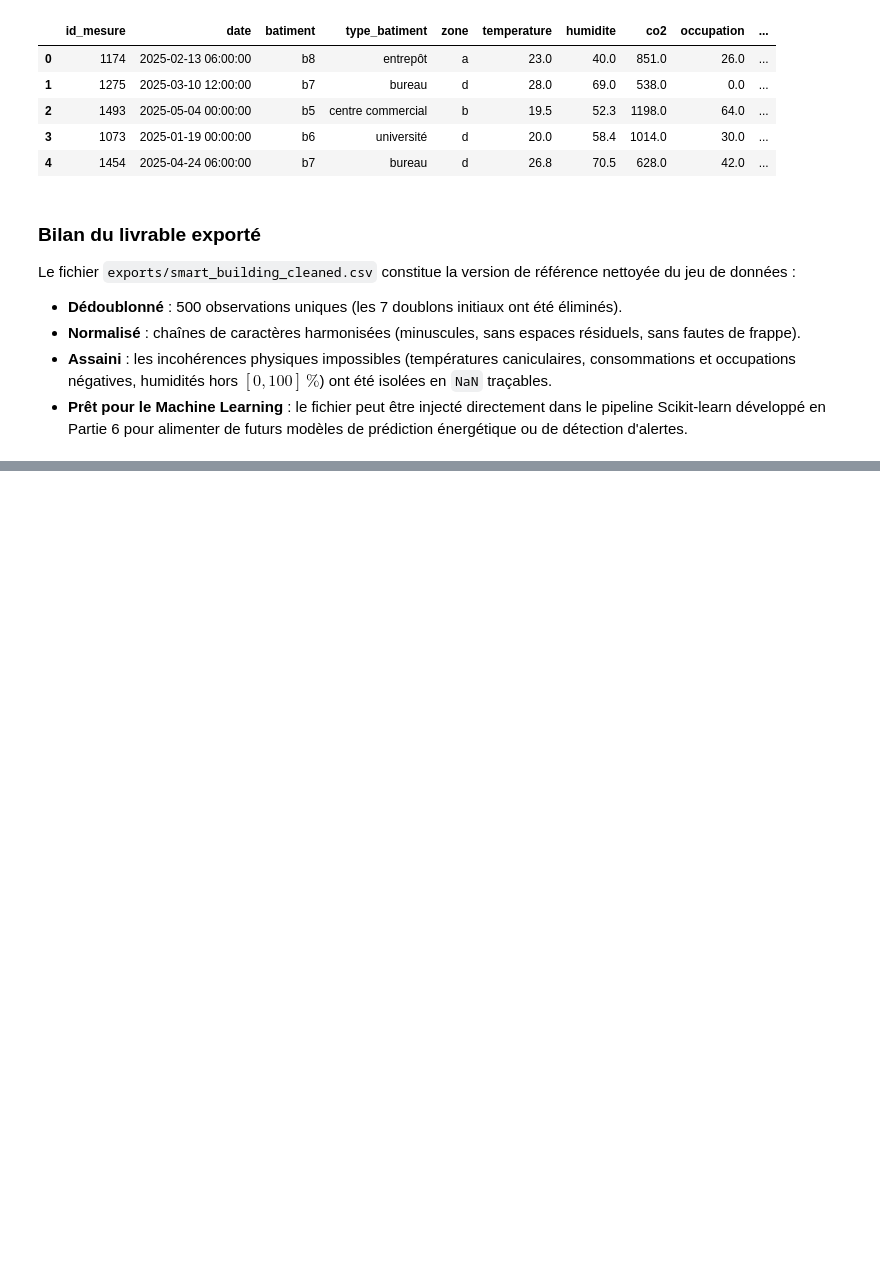
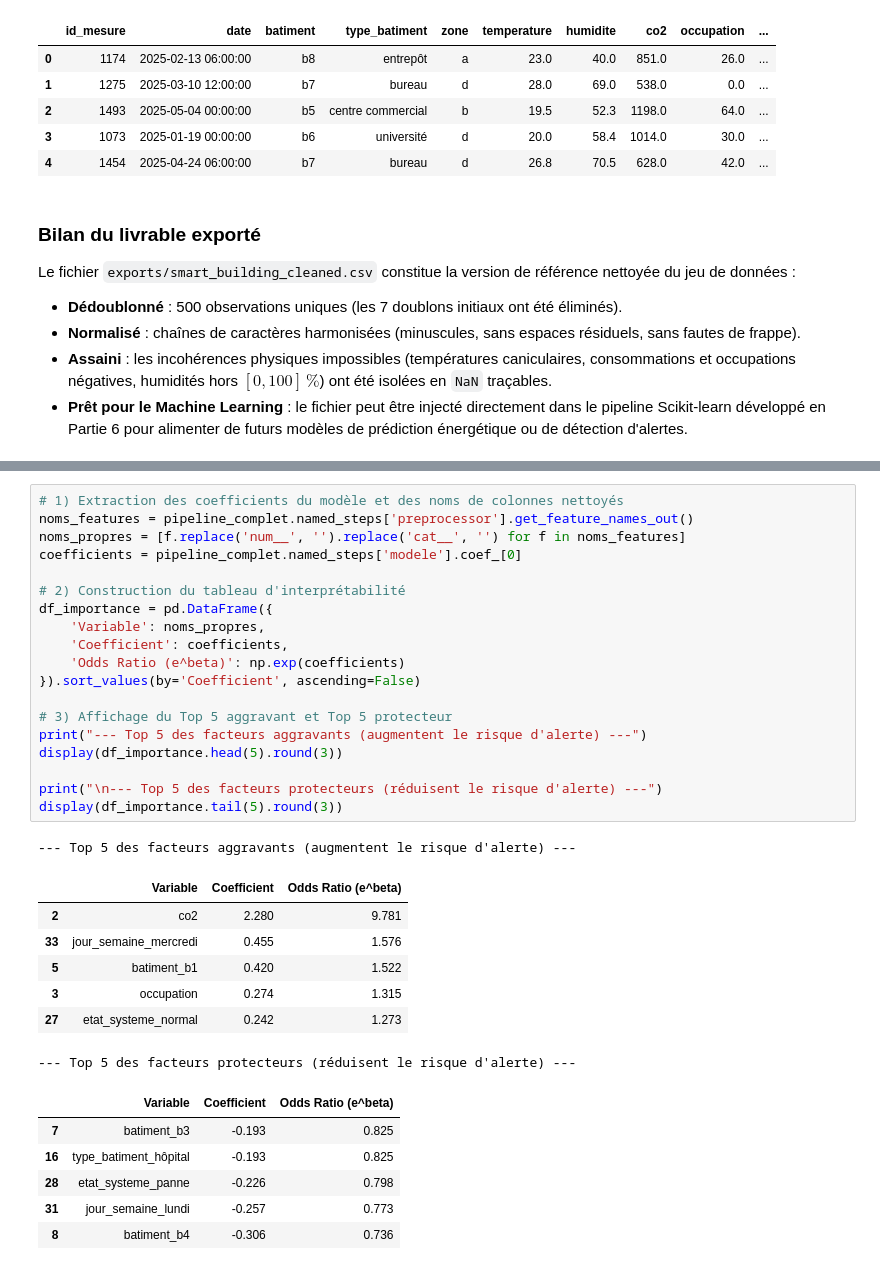
Before and after one commit to Abdouaziz2/atelier-prepa-donnees-tab, a Jupyter notebook: notebook/atelier-prepa-donnees-tab.ipynb, the cells around one changed output, grey strips where cells are left out. Saved outputs shown, nothing was run; the diff lists cells and outputs as text; blank space fills up the shorter version.

```diff
--- a/notebook/atelier-prepa-donnees-tab.ipynb
+++ b/notebook/atelier-prepa-donnees-tab.ipynb
@@ -1855,0 +1868,34 @@ Le fichier `exports/smart_building_cleaned.csv` constitue la version de référe
+# %%
+# 1) Extraction des coefficients du modèle et des noms de colonnes nettoyés
+noms_features = pipeline_complet.named_steps['preprocessor'].get_feature_names_out()
+noms_propres = [f.replace('num__', '').replace('cat__', '') for f in noms_features]
+coefficients = pipeline_complet.named_steps['modele'].coef_[0]
+
+# 2) Construction du tableau d'interprétabilité
+df_importance = pd.DataFrame({
+    'Variable': noms_propres,
+    'Coefficient': coefficients,
+    'Odds Ratio (e^beta)': np.exp(coefficients)
+}).sort_values(by='Coefficient', ascending=False)
+
+# 3) Affichage du Top 5 aggravant et Top 5 protecteur
+print("--- Top 5 des facteurs aggravants (augmentent le risque d'alerte) ---")
+display(df_importance.head(5).round(3))
+
+print("\n--- Top 5 des facteurs protecteurs (réduisent le risque d'alerte) ---")
+display(df_importance.tail(5).round(3))
+# %% [output]
+--- Top 5 des facteurs aggravants (augmentent le risque d'alerte) ---
+|  | Variable | Coefficient | Odds Ratio (e^beta) |
+| 2 | co2 | 2.280 | 9.781 |
+| 33 | jour_semaine_mercredi | 0.455 | 1.576 |
+| 5 | batiment_b1 | 0.420 | 1.522 |
+| 3 | occupation | 0.274 | 1.315 |
+| 27 | etat_systeme_normal | 0.242 | 1.273 |
+--- Top 5 des facteurs protecteurs (réduisent le risque d'alerte) ---
+|  | Variable | Coefficient | Odds Ratio (e^beta) |
+| 7 | batiment_b3 | -0.193 | 0.825 |
+| 16 | type_batiment_hôpital | -0.193 | 0.825 |
+| 28 | etat_systeme_panne | -0.226 | 0.798 |
+| 31 | jour_semaine_lundi | -0.257 | 0.773 |
+| 8 | batiment_b4 | -0.306 | 0.736 |
```
Also changed, not shown: parts of 4 cells of this notebook, 1 other file.
